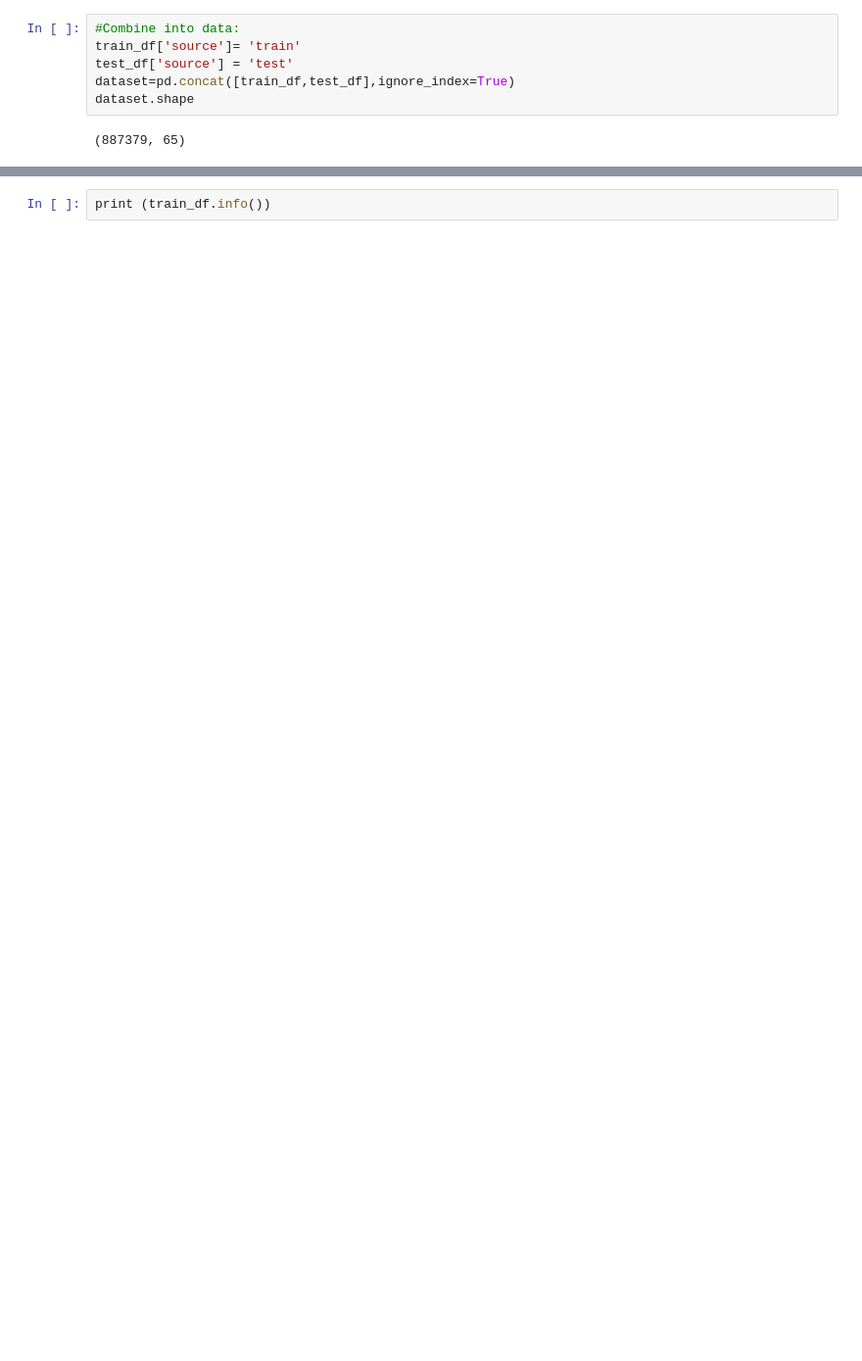
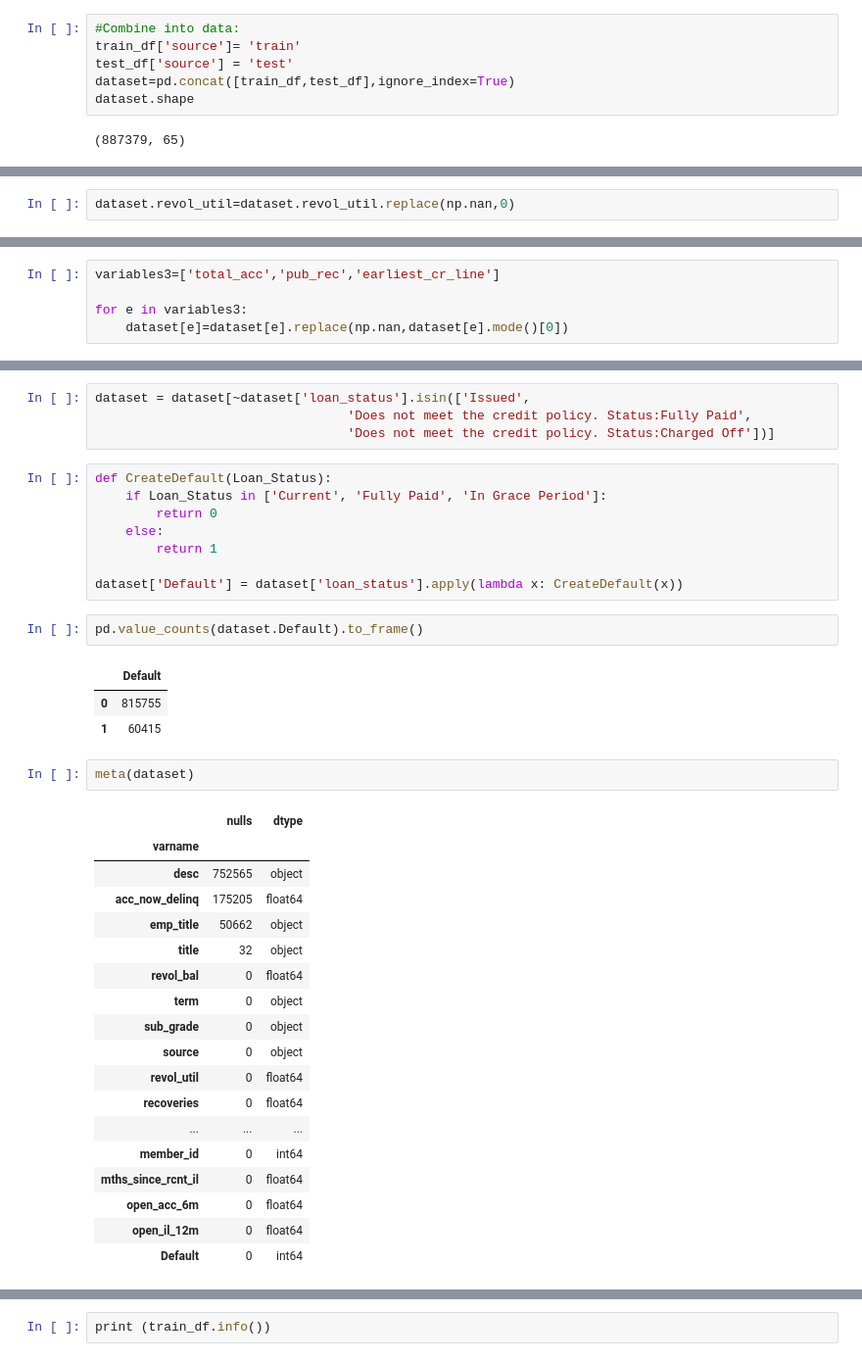
Before and after one commit to fuhailin/PINGAN-2018-Challenge, a Jupyter notebook: solution/Feature Enginering.ipynb, the cells around one changed output, grey strips where cells are left out. Shown: that part at 98% size. Cells and saved outputs as stored; diff of their text form; blank space fills up the shorter version.

```diff
--- a/solution/Feature Enginering.ipynb
+++ b/solution/Feature Enginering.ipynb
@@ -77,0 +99,2 @@ dtype: int64
+# %%
+dataset.revol_util=dataset.revol_util.replace(np.nan,0)
@@ -77,0 +107,5 @@ dtype: int64
+# %%
+variables3=['total_acc','pub_rec','earliest_cr_line']
+
+for e in variables3:
+    dataset[e]=dataset[e].replace(np.nan,dataset[e].mode()[0])
@@ -78,3 +173,42 @@ dtype: int64
+# %%
+dataset = dataset[~dataset['loan_status'].isin(['Issued',
+                                 'Does not meet the credit policy. Status:Fully Paid',
+                                 'Does not meet the credit policy. Status:Charged Off'])]
+# %%
+def CreateDefault(Loan_Status):
+    if Loan_Status in ['Current', 'Fully Paid', 'In Grace Period']:
+        return 0
+    else:
+        return 1
+
+dataset['Default'] = dataset['loan_status'].apply(lambda x: CreateDefault(x))
+# %%
+pd.value_counts(dataset.Default).to_frame()
+# %% [output]
+|  | Default |
+| 0 | 815755 |
+| 1 | 60415 |
+# %%
+meta(dataset)
+# %% [output]
+|  | nulls | dtype |
+| varname |  |  |
+| desc | 752565 | object |
+| acc_now_delinq | 175205 | float64 |
+| emp_title | 50662 | object |
+| title | 32 | object |
+| revol_bal | 0 | float64 |
+| term | 0 | object |
+| sub_grade | 0 | object |
+| source | 0 | object |
+| revol_util | 0 | float64 |
+| recoveries | 0 | float64 |
+| ... | ... | ... |
+| member_id | 0 | int64 |
+| mths_since_rcnt_il | 0 | float64 |
+| open_acc_6m | 0 | float64 |
+| open_il_12m | 0 | float64 |
+| Default | 0 | int64 |
 # %%
 # XGboost is good at dealing with numbers but definitely not good when dealing with string.
 # So the solution is neither we drop them or transform them.
```
Also changed, not shown: parts of 32 cells of this notebook, 3 other files.
